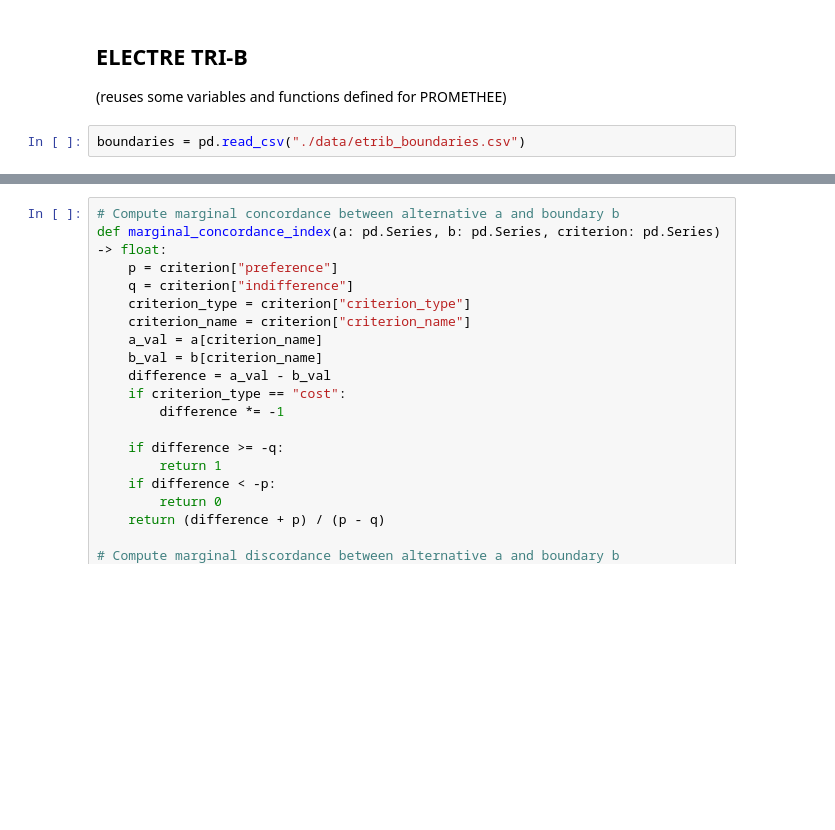
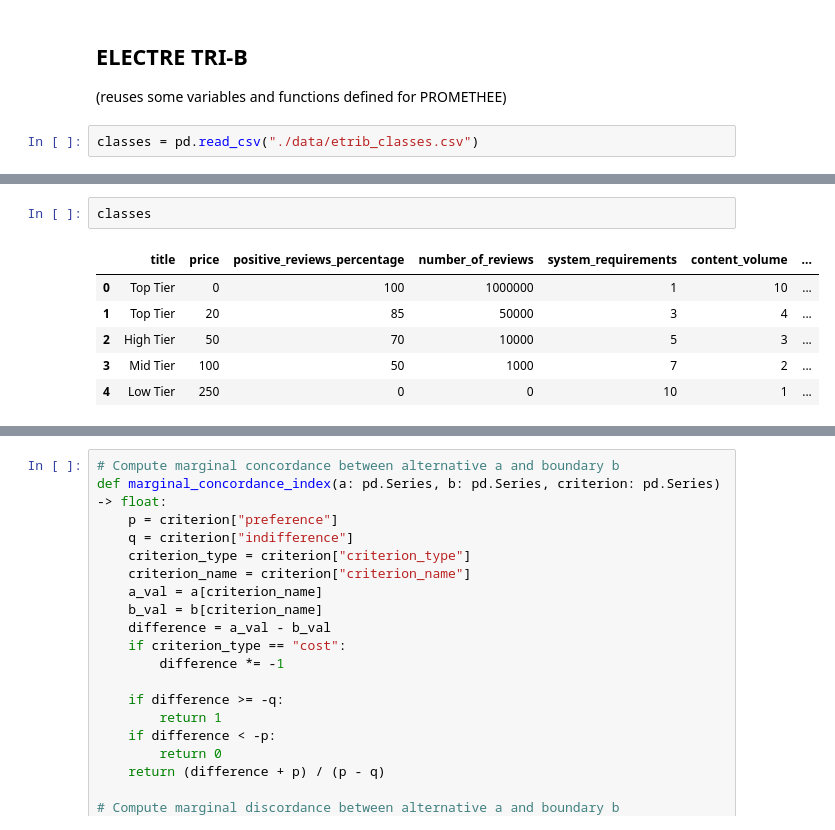
Before and after one commit to Garbarkozaurus/put-DA-project1, a Jupyter notebook: promethee_notebook.ipynb, the cells around one changed output, grey strips where cells are left out. Saved outputs shown, nothing was run; the diff lists cells and outputs as text; blank space fills up the shorter version.

```diff
--- a/promethee_notebook.ipynb
+++ b/promethee_notebook.ipynb
@@ -364,4 +364,4 @@ PROMETHEE2_ranking(alternatives, criteria)
 
 (reuses some variables and functions defined for PROMETHEE)
 # %%
-boundaries = pd.read_csv("./data/etrib_boundaries.csv")
+classes = pd.read_csv("./data/etrib_classes.csv")
@@ -376,0 +368,9 @@ boundaries
+# %%
+classes
+# %% [output]
+|  | title | price | positive_reviews_percentage | number_of_reviews | system_requirements | content_volume | ... |
+| 0 | Top Tier | 0 | 100 | 1000000 | 1 | 10 | ... |
+| 1 | Top Tier | 20 | 85 | 50000 | 3 | 4 | ... |
+| 2 | High Tier | 50 | 70 | 10000 | 5 | 3 | ... |
+| 3 | Mid Tier | 100 | 50 | 1000 | 7 | 2 | ... |
+| 4 | Low Tier | 250 | 0 | 0 | 10 | 1 | ... |
```
Also changed, not shown: parts of 10 cells of this notebook, 2 other files.
